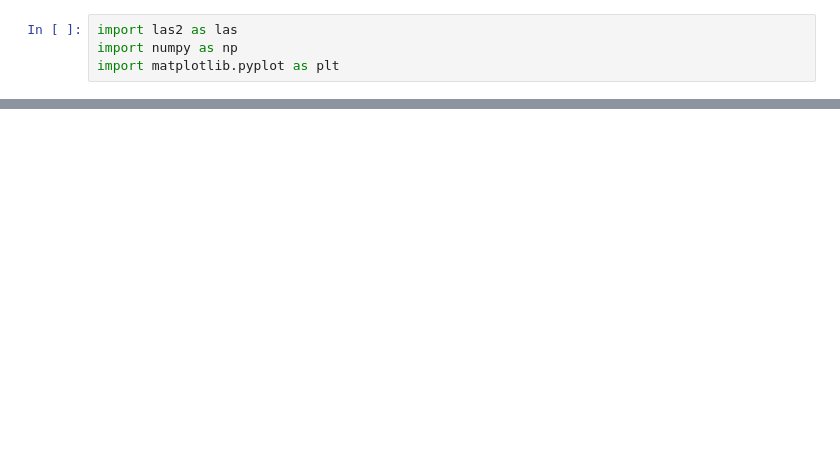
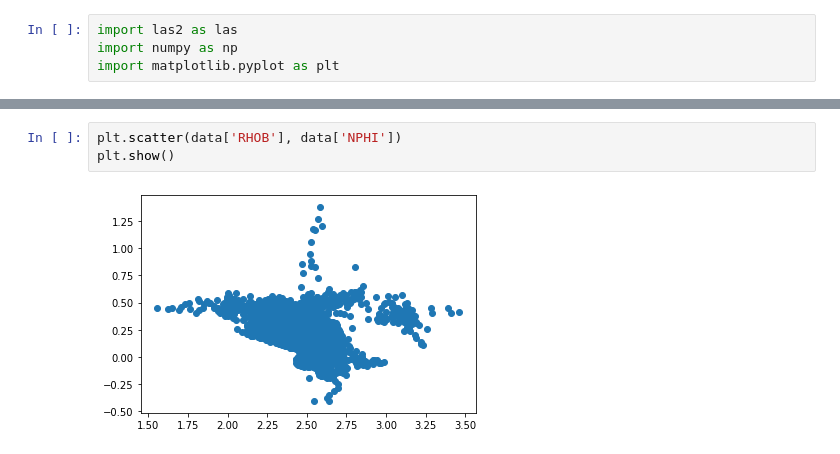
Before and after one commit to rmotadutra/PFG_2020, a Jupyter notebook: codes/well_logs.ipynb, the cells around one changed output, grey strips where cells are left out. Cells and saved outputs as stored; diff of their text form; blank space fills up the shorter version.

```diff
--- a/codes/well_logs.ipynb
+++ b/codes/well_logs.ipynb
@@ -96,0 +228,5 @@ plt.show()
+# %%
+plt.scatter(data['RHOB'], data['NPHI'])
+plt.show()
+# %% [output]
+[figure, added]
```
Also changed, not shown: parts of 16 cells of this notebook, 1 other file.
